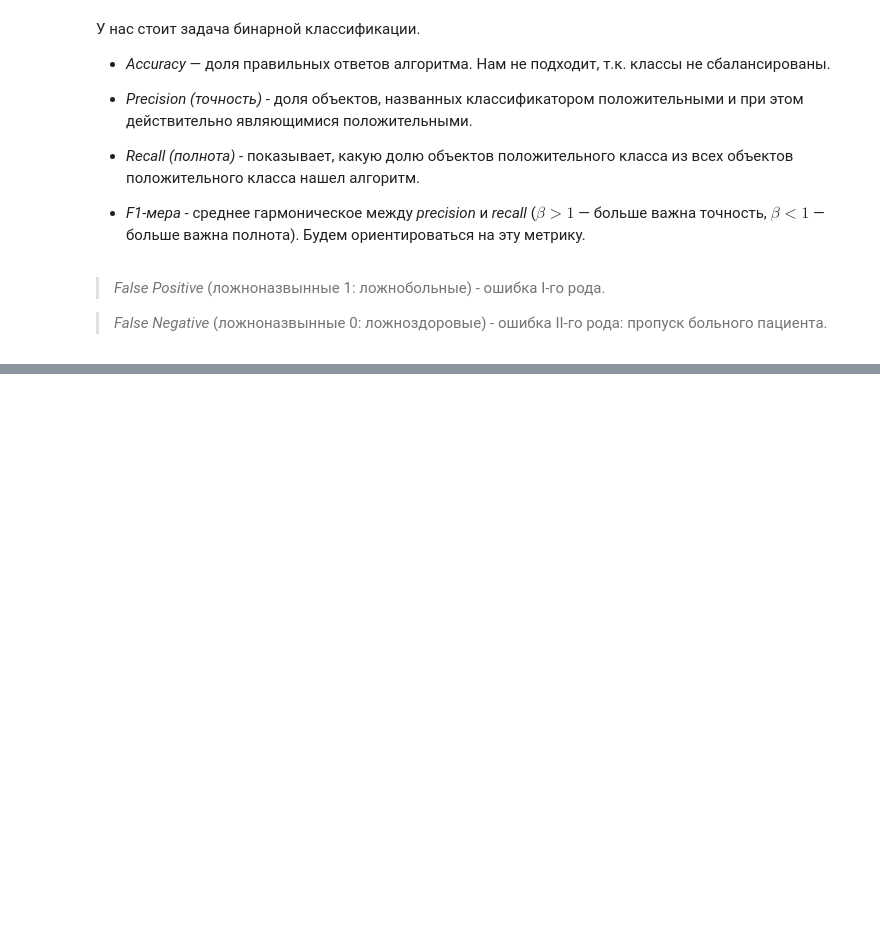
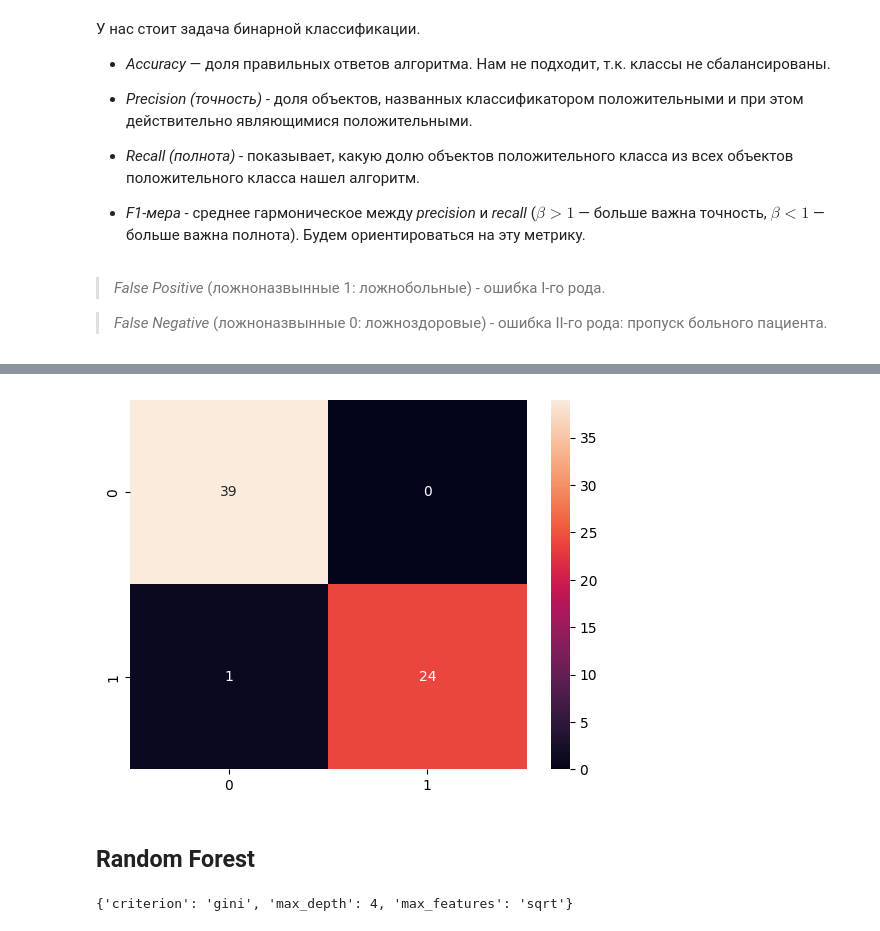
Before and after one commit to Rai1ag/Library, a Jupyter notebook: 7.MLMED_Итоговый проект/project.ipynb, the cells around one changed output, grey strips where cells are left out. Cells and saved outputs as stored; diff of their text form; code cells hidden in the pictures; blank space fills up the shorter version.

```diff
--- a/7.MLMED_Итоговый проект/project.ipynb
+++ b/7.MLMED_Итоговый проект/project.ipynb
@@ -688,0 +827,7 @@ Name: proportion, dtype: float64
+# %%
+# Создаём модель.
+dt_model = DecisionTreeClassifier(criterion = 'gini',
+                               max_depth = 4,
+                               min_samples_split = 3)
+dt_model.fit(X_train, y_train)
+dt_y_predict = dt_model.predict(X_test)
@@ -688,0 +860,13 @@ Name: proportion, dtype: float64
+# %%
+# Построим confusion matrix.
+sns.heatmap(confusion_matrix(y_test, dt_y_predict), annot = True)
+plt.show()
+# %% [output]
+[figure, added]
+# %% [markdown]
+## Random Forest
+# %%
+# Выбираем наилучшие параметры для случайного леса.
+best_results.best_params[2]
+# %% [output]
+{'criterion': 'gini', 'max_depth': 4, 'max_features': 'sqrt'}
```
Also changed, not shown: parts of 39 cells of this notebook.
